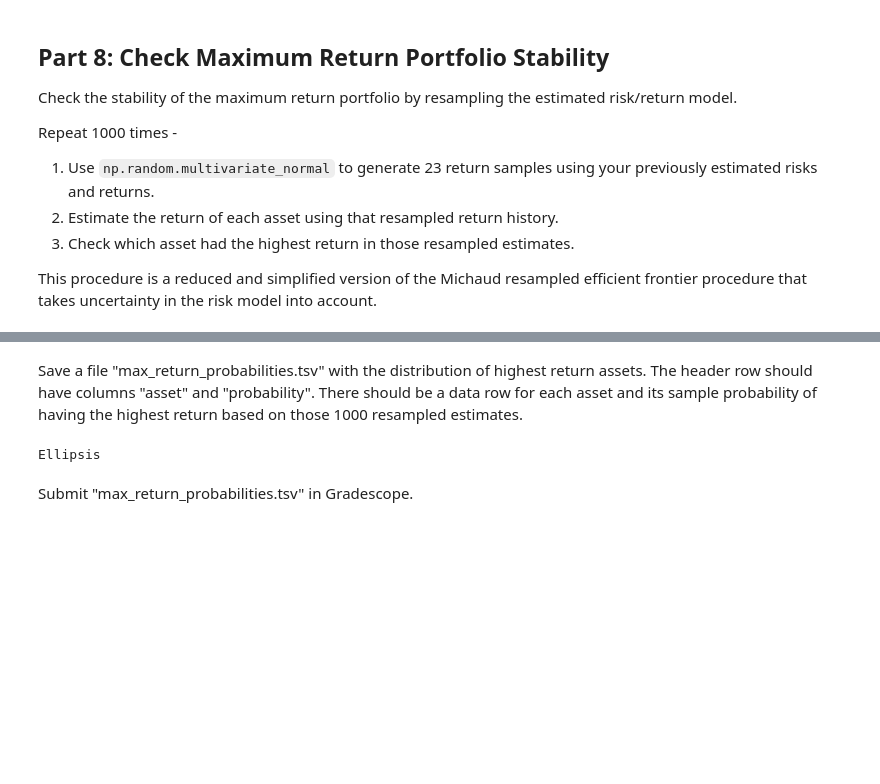
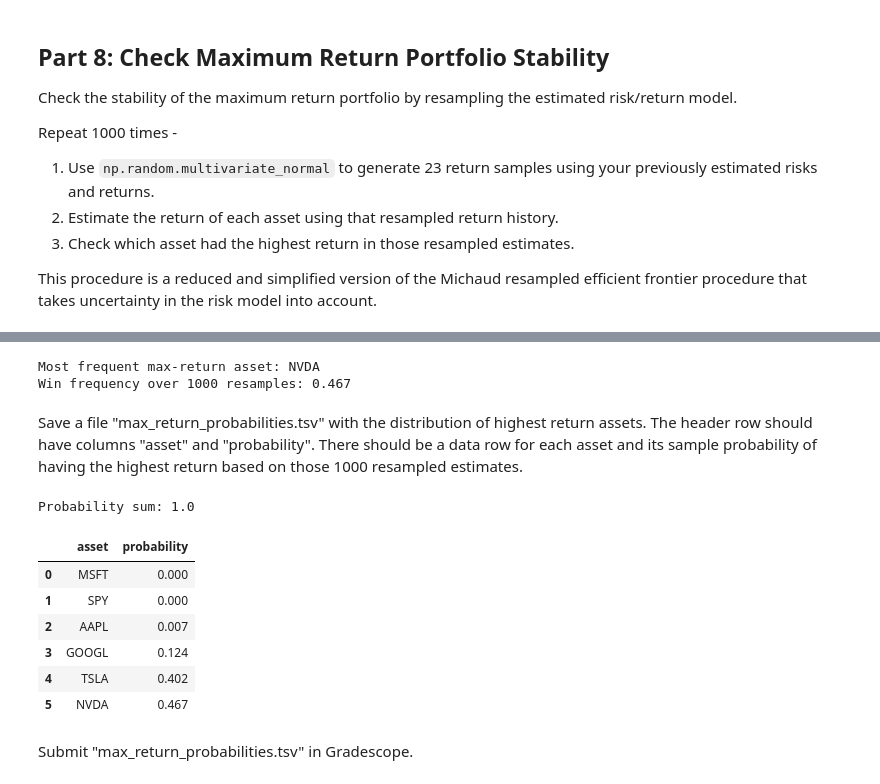
Before and after one commit to arunmatt25/DX704-AI-In-The-Field, a Jupyter notebook: project.ipynb, the cells around one changed output, grey strips where cells are left out. Drawn from its saved outputs; the diff is of its cells as text; code cells hidden in the pictures; blank space fills up the shorter version.

```diff
--- a/project.ipynb
+++ b/project.ipynb
@@ -367,13 +421,80 @@ Ellipsis
+# %%
+# YOUR CHANGES HERE
+
+# --- Inputs (from earlier parts) ---
+assets = expected_returns.index.tolist()
+mu = expected_returns.values
+Sigma = covariance_matrix.loc[assets, assets].values  # ensure same order, shape (6,6)
+
+# --- Resampling parameters ---
+n_months = 23
+n_trials = 1000
+rng = np.random.default_rng(42)  # reproducible
+
+winners = []
+
+for _ in range(n_trials):
+    # 1) Simulate 23 monthly returns from multivariate normal
+    simulated = rng.multivariate_normal(mean=mu, cov=Sigma, size=n_months)  # shape (23,6)
+
+    # 2) Re-estimate expected returns from the simulated history
+    simulated_mean = simulated.mean(axis=0)  # shape (6,)
+
+    # 3) Identify which asset has the highest re-estimated mean return
+    winner_idx = int(np.argmax(simulated_mean))
+    winners.append(assets[winner_idx])
+
+# Count how often each asset "wins"
+winner_counts = pd.Series(winners).value_counts().reindex(assets, fill_value=0)
+winner_freq = (winner_counts / n_trials).rename("win_frequency")
+
+results = pd.concat([winner_counts.rename("win_count"), winner_freq], axis=1)
+results.sort_values("win_frequency", ascending=False)
+
+top_asset = results["win_frequency"].idxmax()
+top_freq = results.loc[top_asset, "win_frequency"]
+
+print(f"Most frequent max-return asset: {top_asset}")
+print(f"Win frequency over {n_trials} resamples: {top_freq:.3f}")
+# %% [output]
+Most frequent max-return asset: NVDA
+Win frequency over 1000 resamples: 0.467
 # %% [markdown]
 Save a file "max_return_probabilities.tsv" with the distribution of highest return assets.
 The header row should have columns "asset" and "probability".
 There should be a data row for each asset and its sample probability of having the highest return based on those 1000 resampled estimates.
-# %%
-# YOUR CHANGES HERE
-
-...
-# %% [output]
-Ellipsis
+# %%
+# YOUR CHANGES HERE
+# Count wins for each asset
+win_counts = pd.Series(winners).value_counts().reindex(assets, fill_value=0)
+
+# Convert to probabilities
+probabilities = (win_counts / n_trials).rename("probability")
+
+# Create final DataFrame
+max_return_prob_df = probabilities.reset_index()
+max_return_prob_df.columns = ["asset", "probability"]
+
+# Sanity check: probabilities sum to 1
+print("Probability sum:", max_return_prob_df["probability"].sum())
+
+# Save as TSV
+max_return_prob_df.to_csv(
+    "max_return_probabilities.tsv",
+    sep="\t",
+    index=False
+)
+
+max_return_prob_df
+# %% [output]
+Probability sum: 1.0
+|  | asset | probability |
+| 0 | MSFT | 0.000 |
+| 1 | SPY | 0.000 |
+| 2 | AAPL | 0.007 |
+| 3 | GOOGL | 0.124 |
+| 4 | TSLA | 0.402 |
+| 5 | NVDA | 0.467 |
 # %% [markdown]
 Submit "max_return_probabilities.tsv" in Gradescope.
 # %% [markdown]
```
Also changed, not shown: parts of 7 cells of this notebook, 3 other files.
